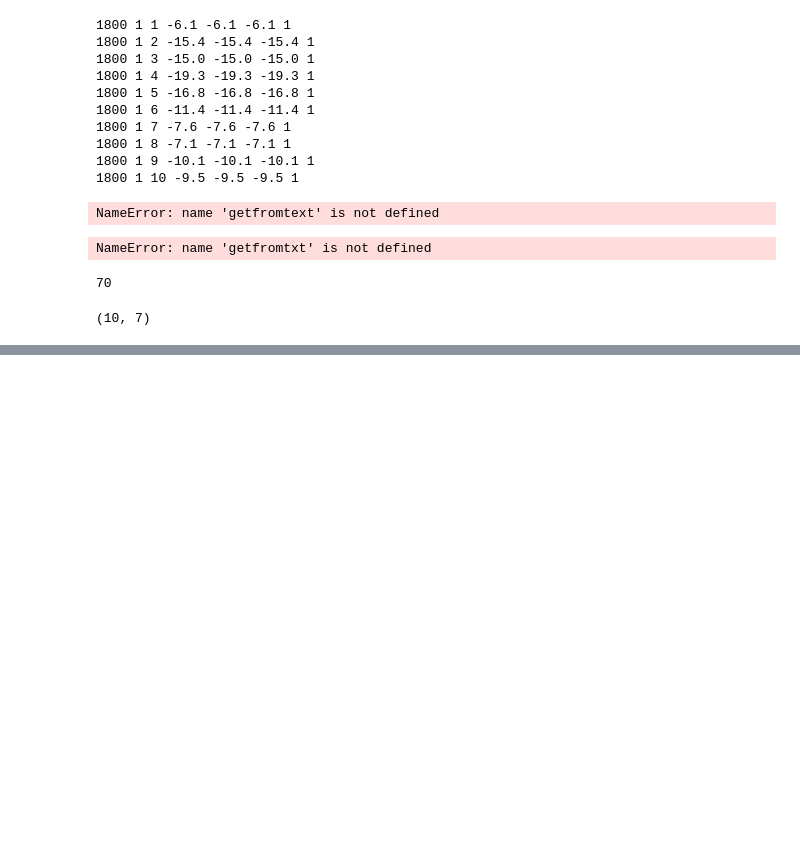
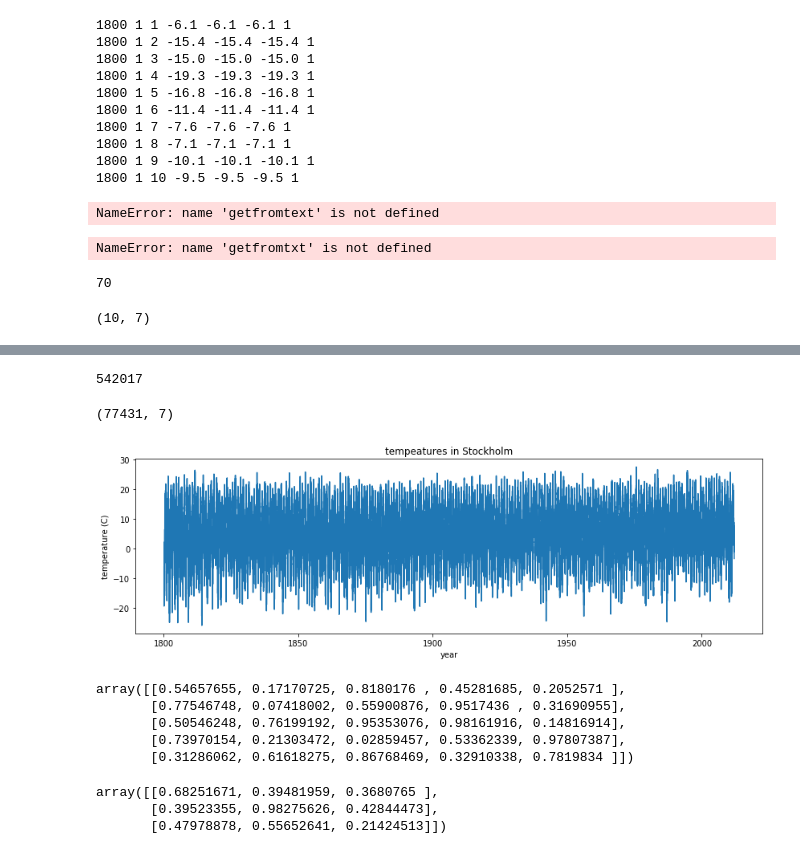
Before and after one commit to Th3nn3ss/git_projects, a Jupyter notebook: data_science_python.ipynb, the cells around one changed output, grey strips where cells are left out. Cells and saved outputs as stored; diff of their text form; code cells hidden in the pictures; blank space fills up the shorter version.

```diff
--- a/data_science_python.ipynb
+++ b/data_science_python.ipynb
@@ -424,0 +429,10 @@ data.shape
+# %%
+data = genfromtxt('stockholm_td_adj.dat')
+# %%
+data.size
+# %% [output]
+542017
+# %%
+data.shape
+# %% [output]
+(77431, 7)
@@ -424,0 +443,9 @@ data.shape
+# %%
+fig, ax = plt.subplots(figsize=(14,4))
+ax.plot(data[:,0]+data[:,1]/12.0+data[:,2]/365, data[:,5])
+ax.axis('tight')
+ax.set_title('tempeatures in Stockholm')
+ax.set_xlabel('year')
+ax.set_ylabel('temperature (C)');
+# %% [output]
+[figure, added]
@@ -424,0 +454,15 @@ data.shape
+# %%
+m
+# %% [output]
+array([[0.54657655, 0.17170725, 0.8180176 , 0.45281685, 0.2052571 ],
+       [0.77546748, 0.07418002, 0.55900876, 0.9517436 , 0.31690955],
+       [0.50546248, 0.76199192, 0.95353076, 0.98161916, 0.14816914],
+       [0.73970154, 0.21303472, 0.02859457, 0.53362339, 0.97807387],
+       [0.31286062, 0.61618275, 0.86768469, 0.32910338, 0.7819834 ]])
+# %%
+m = random.rand(3,3)
+m
+# %% [output]
+array([[0.68251671, 0.39481959, 0.3680765 ],
+       [0.39523355, 0.98275626, 0.42844473],
+       [0.47978878, 0.55652641, 0.21424513]])
```
Also changed, not shown: parts of 8 cells of this notebook.
